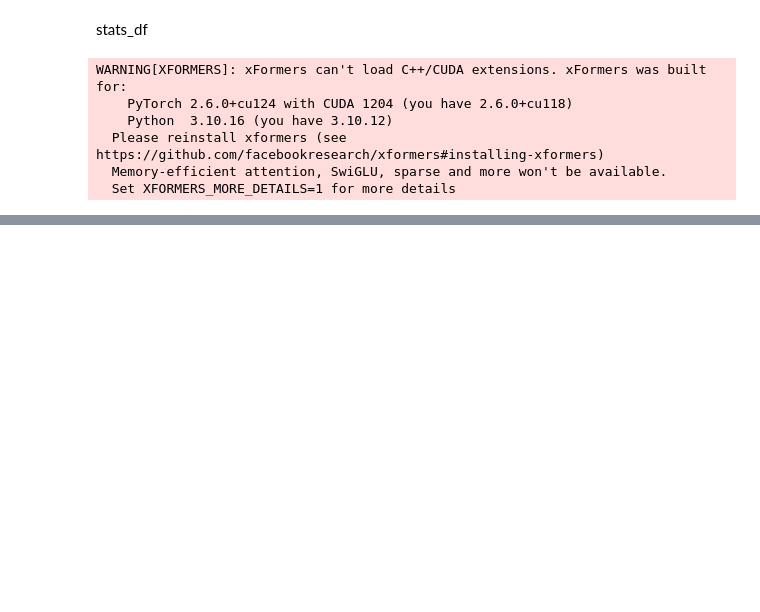
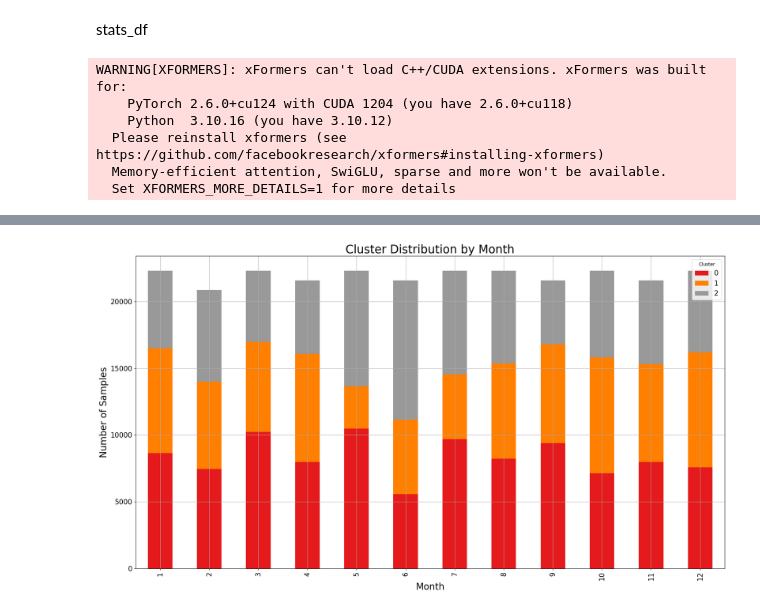
Before and after one commit to fpramunno/ionosphere_diffusion, a Jupyter notebook: notebook/data_analysis.ipynb, the cells around one changed output, grey strips where cells are left out. Cells and saved outputs as stored; diff of their text form; code cells hidden in the pictures; blank space fills up the shorter version.

```diff
--- a/notebook/data_analysis.ipynb
+++ b/notebook/data_analysis.ipynb
@@ -203,0 +184,27 @@ plt.show()
+# %%
+from datetime import datetime
+import matplotlib.pyplot as plt
+
+dates = []
+for f in df['filename']:
+    parts = f.replace('.npy', '').split('_')
+    year, month, day, hour, minute, second = map(int, parts[1:])
+    dates.append(datetime(year, month, day, hour, minute, second))
+
+df['dates'] = dates
+
+df['month'] = df['dates'].dt.month
+monthly_counts = df.groupby(['month', 'cluster']).size().unstack(fill_value=0)
+
+monthly_counts.plot(kind='bar', stacked=True, colormap='Set1', figsize=(19.2, 10.8))
+plt.title("Cluster Distribution by Month", fontsize=25)
+plt.xlabel("Month", fontsize=20)
+plt.xticks(fontsize=15)
+plt.yticks(fontsize=15)
+plt.ylabel("Number of Samples", fontsize=20)
+plt.legend(title='Cluster', fontsize=15)
+plt.grid(True)
+plt.tight_layout()
+plt.show()
+# %% [output]
+[figure, added]
```
Also changed, not shown: parts of 14 cells of this notebook, 3 other files.
